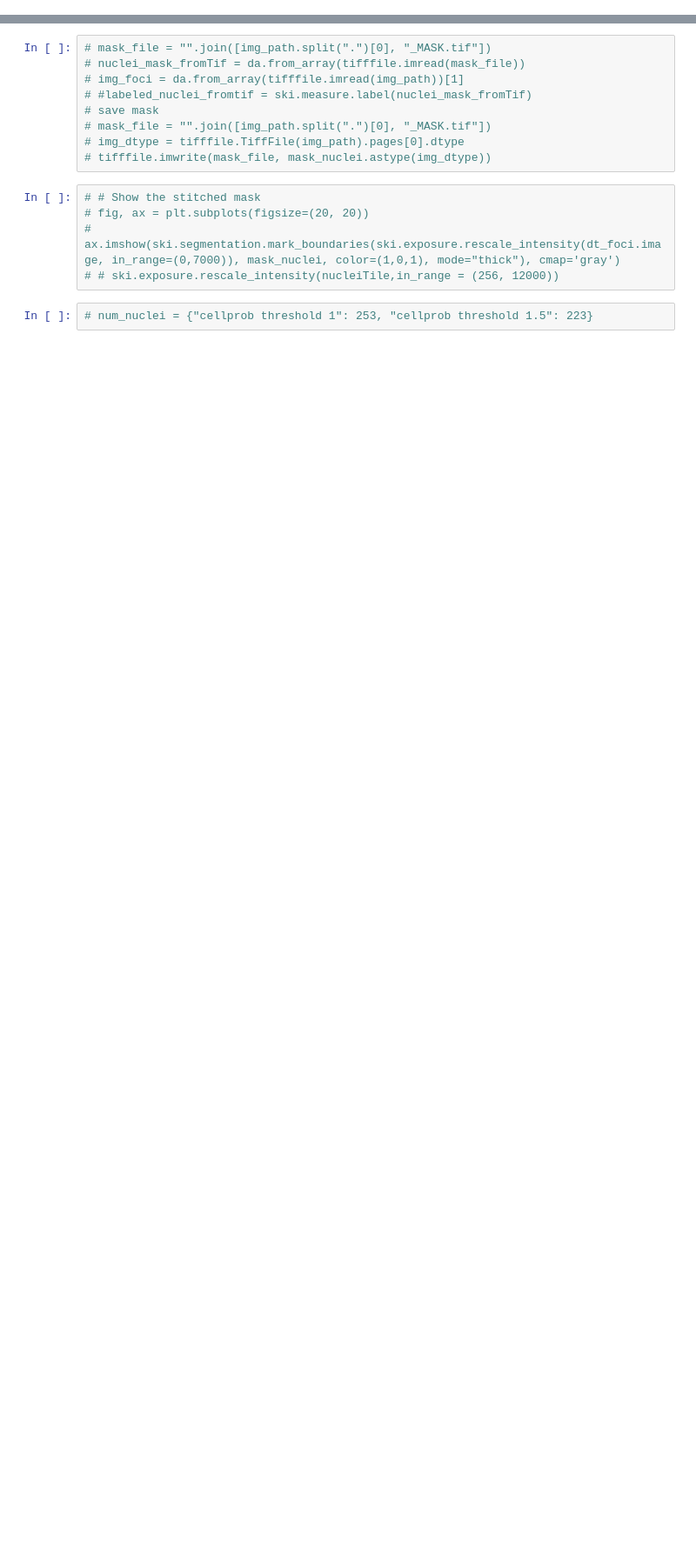
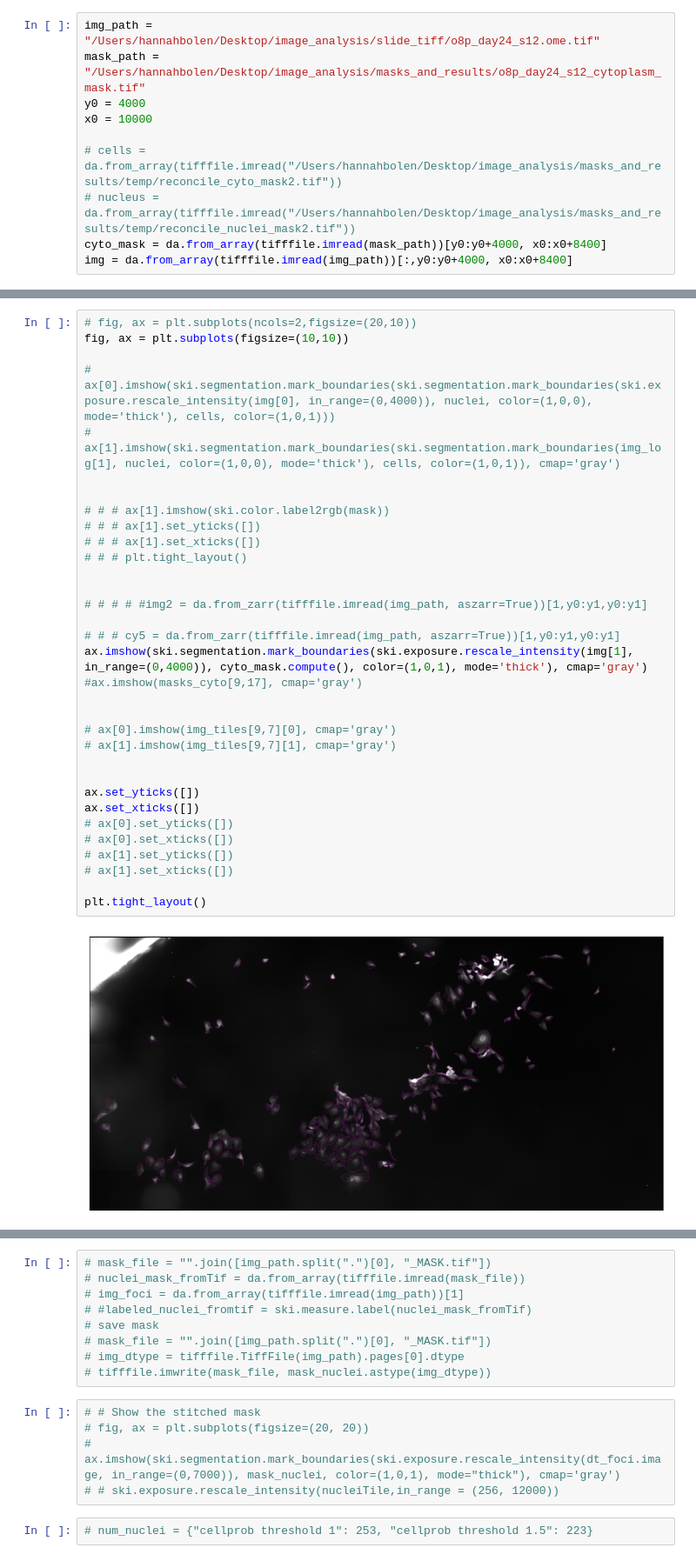
Before and after one commit to hannahbolen1/whole_slide, a Jupyter notebook: current/deeptile_test.ipynb, the cells around one changed output, grey strips where cells are left out. Shown at 87% size. Saved outputs shown, nothing was run; the diff lists cells and outputs as text; blank space fills up the shorter version.

```diff
--- a/current/deeptile_test.ipynb
+++ b/current/deeptile_test.ipynb
@@ -37,0 +39,10 @@ if hasattr(d,"compute"):
+# %%
+img_path = "/Users/hannahbolen/Desktop/image_analysis/slide_tiff/o8p_day24_s12.ome.tif"
+mask_path = "/Users/hannahbolen/Desktop/image_analysis/masks_and_results/o8p_day24_s12_cytoplasm_mask.tif"
+y0 = 4000
+x0 = 10000
+
+# cells = da.from_array(tifffile.imread("/Users/hannahbolen/Desktop/image_analysis/masks_and_results/temp/reconcile_cyto_mask2.tif"))
+# nucleus = da.from_array(tifffile.imread("/Users/hannahbolen/Desktop/image_analysis/masks_and_results/temp/reconcile_nuclei_mask2.tif"))
+cyto_mask = da.from_array(tifffile.imread(mask_path))[y0:y0+4000, x0:x0+8400]
+img = da.from_array(tifffile.imread(img_path))[:,y0:y0+4000, x0:x0+8400]
@@ -38,3 +53,38 @@ if hasattr(d,"compute"):
+# %%
+# fig, ax = plt.subplots(ncols=2,figsize=(20,10))
+fig, ax = plt.subplots(figsize=(10,10))
+
+# ax[0].imshow(ski.segmentation.mark_boundaries(ski.segmentation.mark_boundaries(ski.exposure.rescale_intensity(img[0], in_range=(0,4000)), nuclei, color=(1,0,0), mode='thick'), cells, color=(1,0,1)))
+# ax[1].imshow(ski.segmentation.mark_boundaries(ski.segmentation.mark_boundaries(img_log[1], nuclei, color=(1,0,0), mode='thick'), cells, color=(1,0,1)), cmap='gray')
+
+
+# # # ax[1].imshow(ski.color.label2rgb(mask))
+# # # ax[1].set_yticks([])
+# # # ax[1].set_xticks([])
+# # # plt.tight_layout()
+
+
+# # # # #img2 = da.from_zarr(tifffile.imread(img_path, aszarr=True))[1,y0:y1,y0:y1]
+
+# # # cy5 = da.from_zarr(tifffile.imread(img_path, aszarr=True))[1,y0:y1,y0:y1]
+ax.imshow(ski.segmentation.mark_boundaries(ski.exposure.rescale_intensity(img[1], in_range=(0,4000)), cyto_mask.compute(), color=(1,0,1), mode='thick'), cmap='gray')
+#ax.imshow(masks_cyto[9,17], cmap='gray')
+
+
+# ax[0].imshow(img_tiles[9,7][0], cmap='gray')
+# ax[1].imshow(img_tiles[9,7][1], cmap='gray')
+
+
+ax.set_yticks([])
+ax.set_xticks([])
+# ax[0].set_yticks([])
+# ax[0].set_xticks([])
+# ax[1].set_yticks([])
+# ax[1].set_xticks([])
+
+plt.tight_layout()
+# %% [output]
+[figure, added]
 # %%
 # Configure
 tile_size = (2048, 2048)
```
Also changed, not shown: parts of 24 cells of this notebook, 4 other files.
